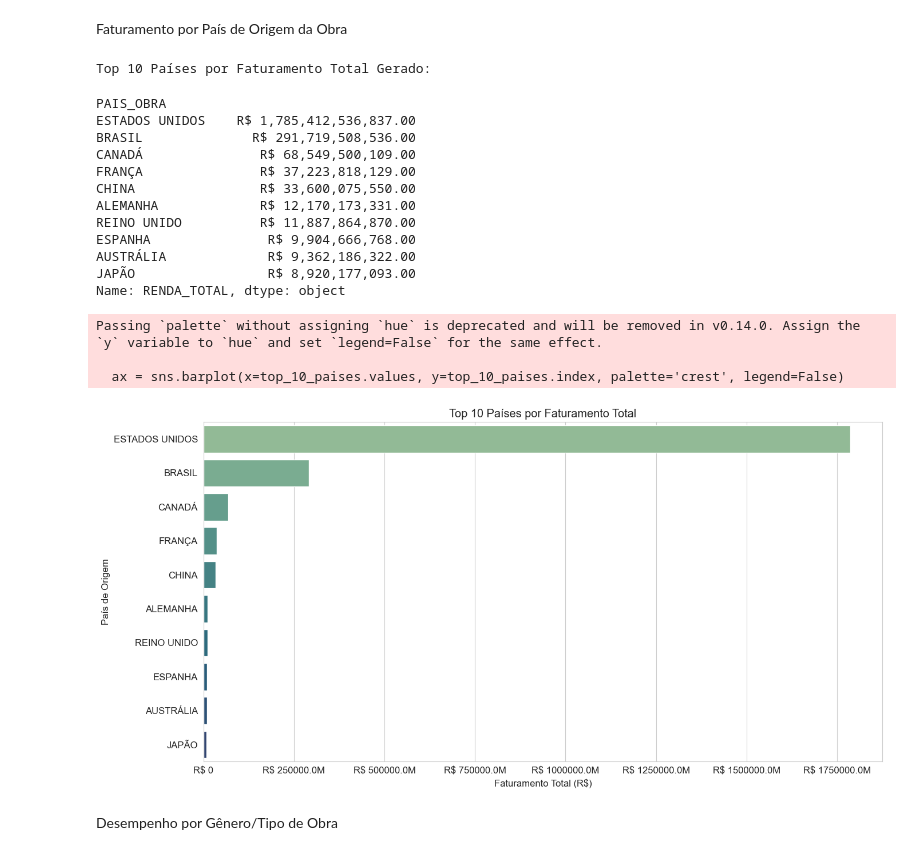
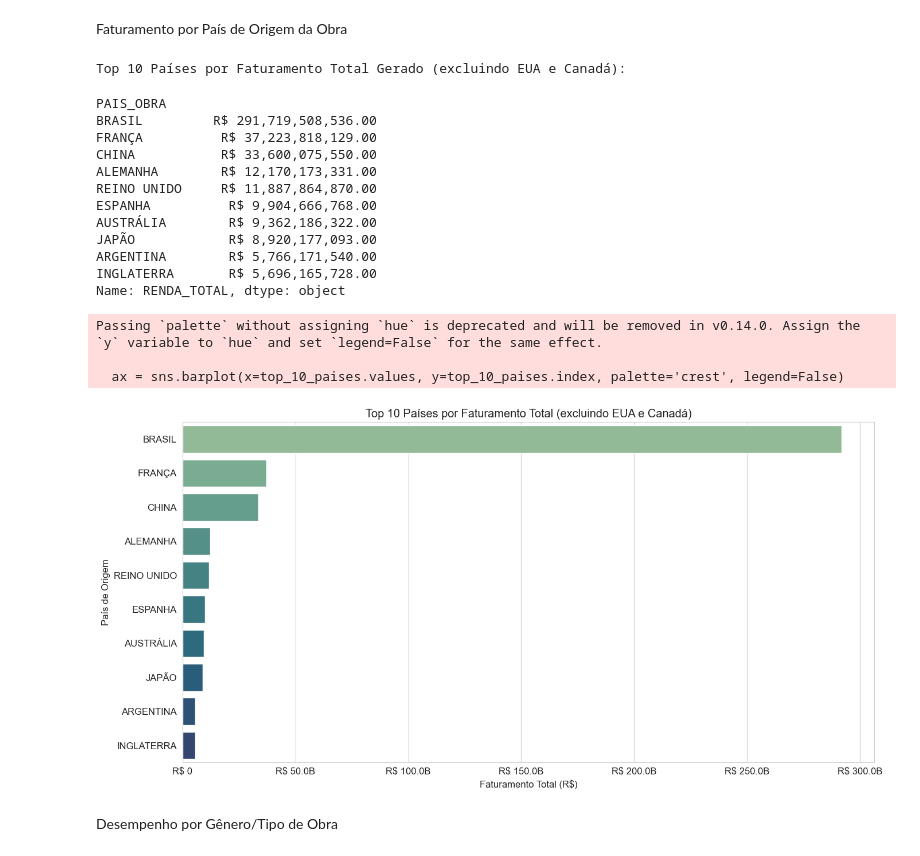
Before and after one commit to Abraao1231/trabalho-BD2, a Jupyter notebook: Data-Layer/raw/Analytcis.ipynb, the cells around one changed output. Cells and saved outputs as stored; diff of their text form; code cells hidden in the pictures.

```diff
--- a/Data-Layer/raw/Analytcis.ipynb
+++ b/Data-Layer/raw/Analytcis.ipynb
@@ -107,48 +107,49 @@ Faturamento por País de Origem da Obra
 # %%
 if df is not None:
     # garantir que RENDA_TOTAL é numérico
     df['RENDA_TOTAL'] = df['RENDA_TOTAL'].astype(str).str.replace('R$', '', regex=False).str.replace('.', '', regex=False).str.replace(',', '.', regex=False).str.strip()
     df['RENDA_TOTAL'] = pd.to_numeric(df['RENDA_TOTAL'], errors='coerce').fillna(0)
 
-    # Excluir Estados Unidos e Canada
-    paises_excluidos = ['ESTADOS UNIDOS', 'CANADÁ']
+    # Excluir Estados Unidos e Canadá
+    paises_excluidos = ['ESTADOS UNIDOS', 'CANADÁ', 'CANADA']
     df_filtrado_paises = df[~df['PAIS_OBRA'].isin(paises_excluidos)]
 
-    top_10_paises = df.groupby('PAIS_OBRA')['RENDA_TOTAL'].sum().sort_values(ascending=False).head(10)
+    # Usar o DataFrame filtrado para o agrupamento
+    top_10_paises = df_filtrado_paises.groupby('PAIS_OBRA')['RENDA_TOTAL'].sum().sort_values(ascending=False).head(10)
 
-    print("\nTop 10 Países por Faturamento Total Gerado:")
+    print("\nTop 10 Países por Faturamento Total Gerado (excluindo EUA e Canadá):")
     display(top_10_paises.apply(lambda x: f"R$ {x:,.2f}"))
 
     # Gráfico de barras
     ax = sns.barplot(x=top_10_paises.values, y=top_10_paises.index, palette='crest', legend=False)
-    ax.set_title('Top 10 Países por Faturamento Total')
+    ax.set_title('Top 10 Países por Faturamento Total (excluindo EUA e Canadá)')
     ax.set_xlabel('Faturamento Total (R$)')
     ax.set_ylabel('País de Origem')
 
-    # Formatação do eixo X (usa milhões quando apropriado)
-    formatter = FuncFormatter(lambda x, pos: f'R$ {x/1e6:.1f}M' if abs(x) >= 1e6 else f'R$ {x:,.0f}')
+    # Formatação do eixo X (usa bilhões ou milhões quando apropriado)
+    formatter = FuncFormatter(lambda x, pos: f'R$ {x/1e9:.1f}B' if abs(x) >= 1e9 else (f'R$ {x/1e6:.1f}M' if abs(x) >= 1e6 else f'R$ {x:,.0f}'))
     ax.xaxis.set_major_formatter(formatter)
 
     plt.tight_layout()
     plt.show()
 # %% [output]
-Top 10 Países por Faturamento Total Gerado:
+Top 10 Países por Faturamento Total Gerado (excluindo EUA e Canadá):
 PAIS_OBRA
-ESTADOS UNIDOS    R$ 1,785,412,536,837.00
-BRASIL              R$ 291,719,508,536.00
-CANADÁ               R$ 68,549,500,109.00
-FRANÇA               R$ 37,223,818,129.00
-CHINA                R$ 33,600,075,550.00
-ALEMANHA             R$ 12,170,173,331.00
-REINO UNIDO          R$ 11,887,864,870.00
-ESPANHA               R$ 9,904,666,768.00
-AUSTRÁLIA             R$ 9,362,186,322.00
-JAPÃO                 R$ 8,920,177,093.00
+BRASIL         R$ 291,719,508,536.00
+FRANÇA          R$ 37,223,818,129.00
+CHINA           R$ 33,600,075,550.00
+ALEMANHA        R$ 12,170,173,331.00
+REINO UNIDO     R$ 11,887,864,870.00
+ESPANHA          R$ 9,904,666,768.00
+AUSTRÁLIA        R$ 9,362,186,322.00
+JAPÃO            R$ 8,920,177,093.00
+ARGENTINA        R$ 5,766,171,540.00
+INGLATERRA       R$ 5,696,165,728.00
 Name: RENDA_TOTAL, dtype: object
 Passing `palette` without assigning `hue` is deprecated and will be removed in v0.14.0. Assign the `y` variable to `hue` and set `legend=False` for the same effect.
 
   ax = sns.barplot(x=top_10_paises.values, y=top_10_paises.index, palette='crest', legend=False)
-[figure, old version]
+[figure, new version]
 # %% [markdown]
 Desempenho por Gênero/Tipo de Obra
 # %%
```
Also changed, not shown: parts of 3 cells of this notebook.
